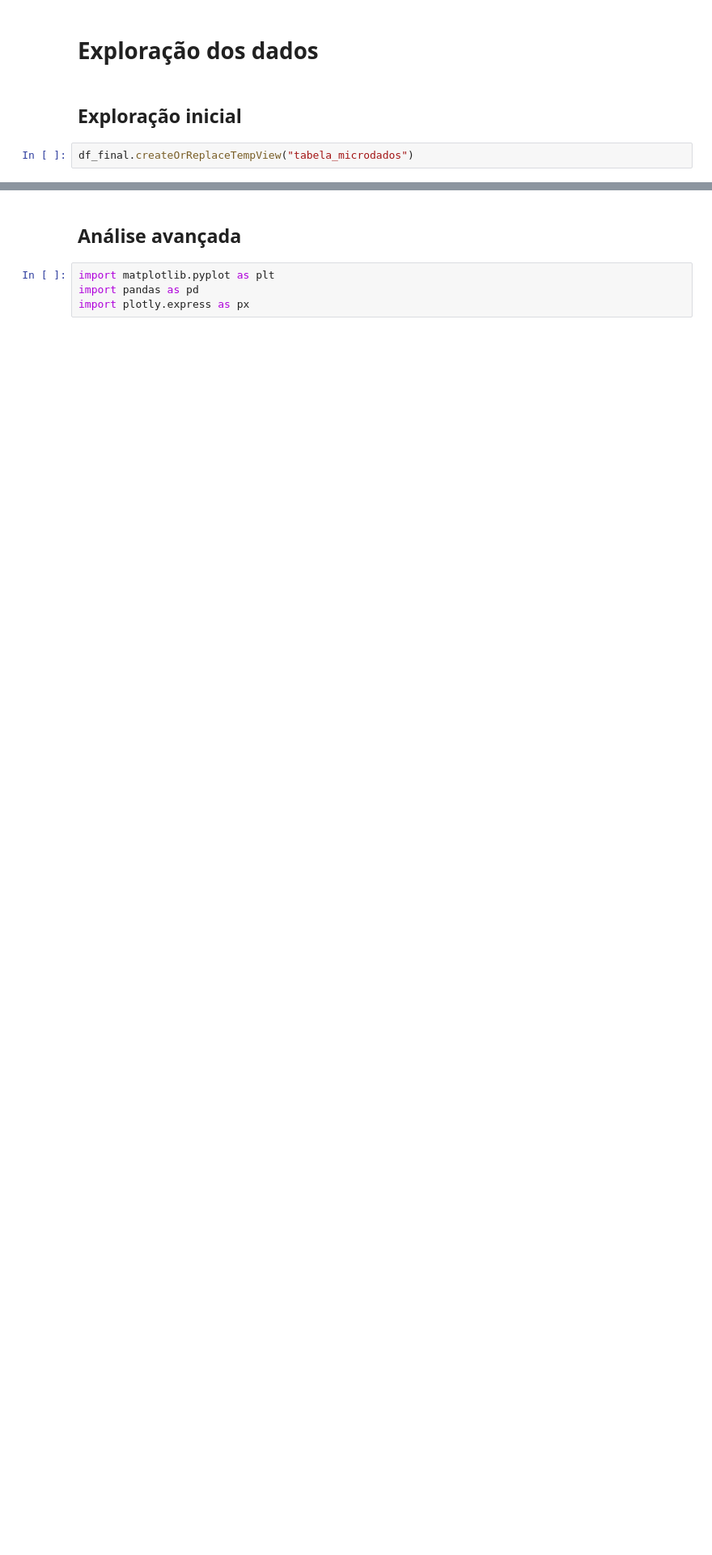
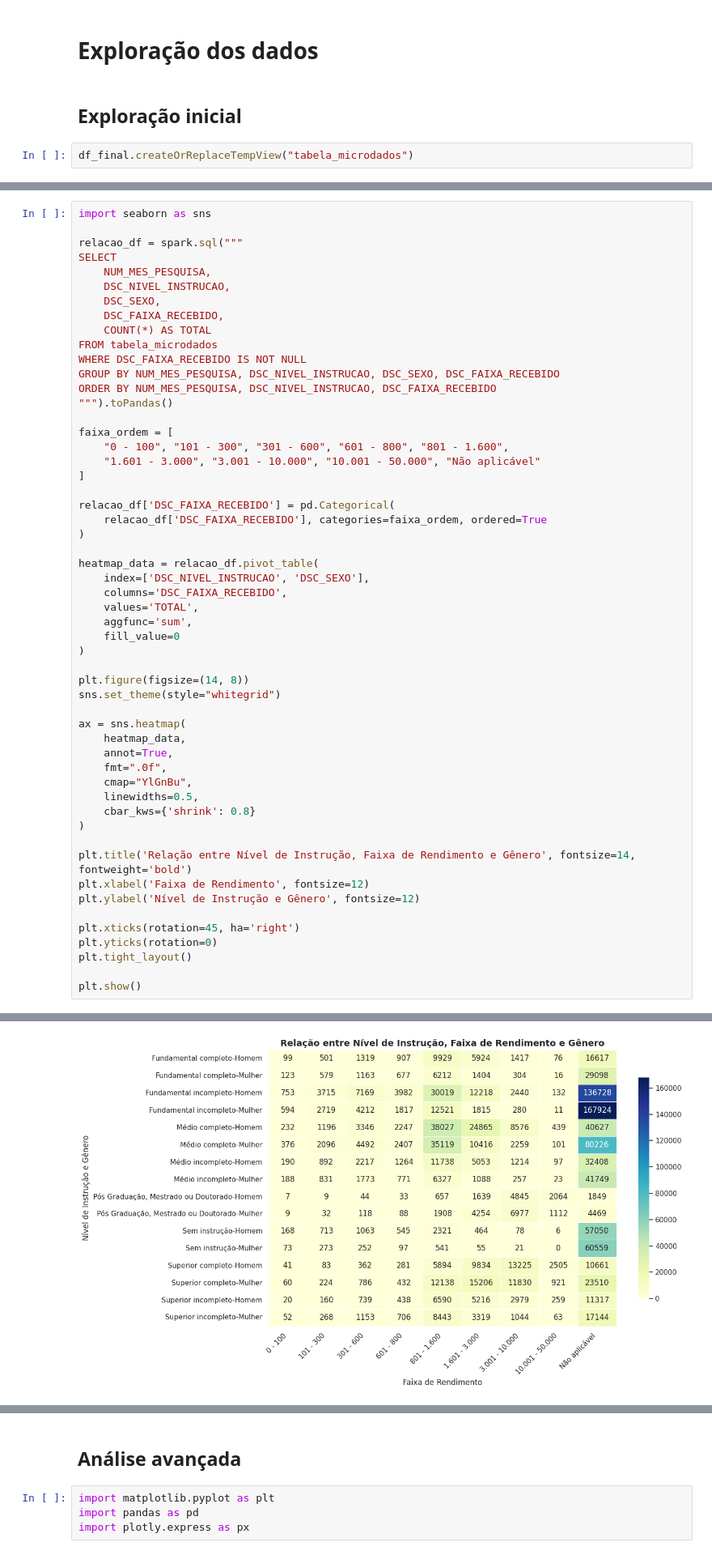
Before and after one commit to Baaprado/POSTECHFIAP24, a Jupyter notebook: Fase_3_Tech_Challenge_FIAP.ipynb, the cells around one changed output, grey strips where cells are left out. Shown at 81% size. Saved outputs shown, nothing was run; the diff lists cells and outputs as text; blank space fills up the shorter version.

```diff
--- a/Fase_3_Tech_Challenge_FIAP.ipynb
+++ b/Fase_3_Tech_Challenge_FIAP.ipynb
@@ -538,0 +856,55 @@ only showing top 20 rows
+# %%
+import seaborn as sns
+
+relacao_df = spark.sql("""
+SELECT
+    NUM_MES_PESQUISA,
+    DSC_NIVEL_INSTRUCAO,
+    DSC_SEXO,
+    DSC_FAIXA_RECEBIDO,
+    COUNT(*) AS TOTAL
+FROM tabela_microdados
+WHERE DSC_FAIXA_RECEBIDO IS NOT NULL
+GROUP BY NUM_MES_PESQUISA, DSC_NIVEL_INSTRUCAO, DSC_SEXO, DSC_FAIXA_RECEBIDO
+ORDER BY NUM_MES_PESQUISA, DSC_NIVEL_INSTRUCAO, DSC_FAIXA_RECEBIDO
+""").toPandas()
+
+faixa_ordem = [
+    "0 - 100", "101 - 300", "301 - 600", "601 - 800", "801 - 1.600",
+    "1.601 - 3.000", "3.001 - 10.000", "10.001 - 50.000", "Não aplicável"
+]
+
+relacao_df['DSC_FAIXA_RECEBIDO'] = pd.Categorical(
+    relacao_df['DSC_FAIXA_RECEBIDO'], categories=faixa_ordem, ordered=True
+)
+
+heatmap_data = relacao_df.pivot_table(
+    index=['DSC_NIVEL_INSTRUCAO', 'DSC_SEXO'],
+    columns='DSC_FAIXA_RECEBIDO',
+    values='TOTAL',
+    aggfunc='sum',
+    fill_value=0
+)
+
+plt.figure(figsize=(14, 8))
+sns.set_theme(style="whitegrid")
+
+ax = sns.heatmap(
+    heatmap_data,
+    annot=True,
+    fmt=".0f",
+    cmap="YlGnBu",
+    linewidths=0.5,
+    cbar_kws={'shrink': 0.8}
+)
+
+plt.title('Relação entre Nível de Instrução, Faixa de Rendimento e Gênero', fontsize=14, fontweight='bold')
+plt.xlabel('Faixa de Rendimento', fontsize=12)
+plt.ylabel('Nível de Instrução e Gênero', fontsize=12)
+
+plt.xticks(rotation=45, ha='right')
+plt.yticks(rotation=0)
+plt.tight_layout()
+
+plt.show()
+# %% [output]
@@ -538,0 +912 @@ only showing top 20 rows
+[figure, added]
```
Also changed, not shown: parts of 55 cells of this notebook.
